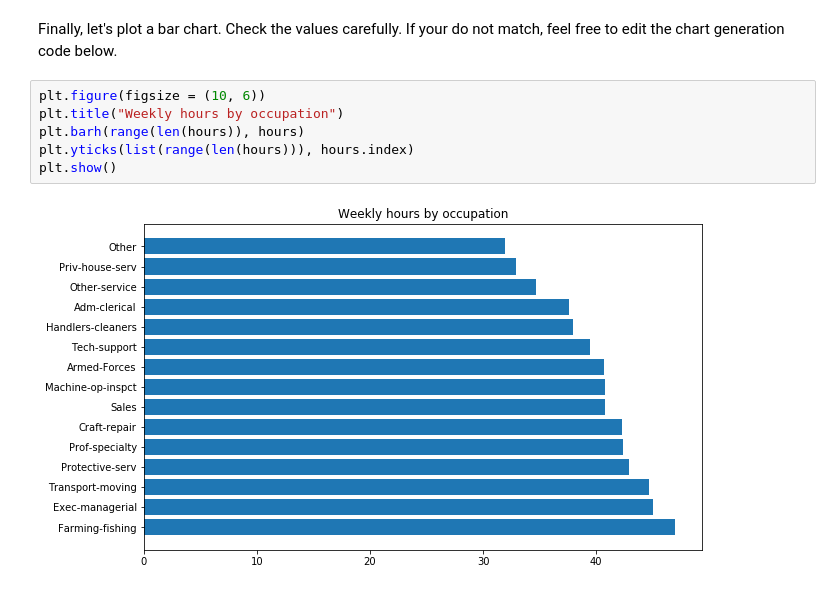
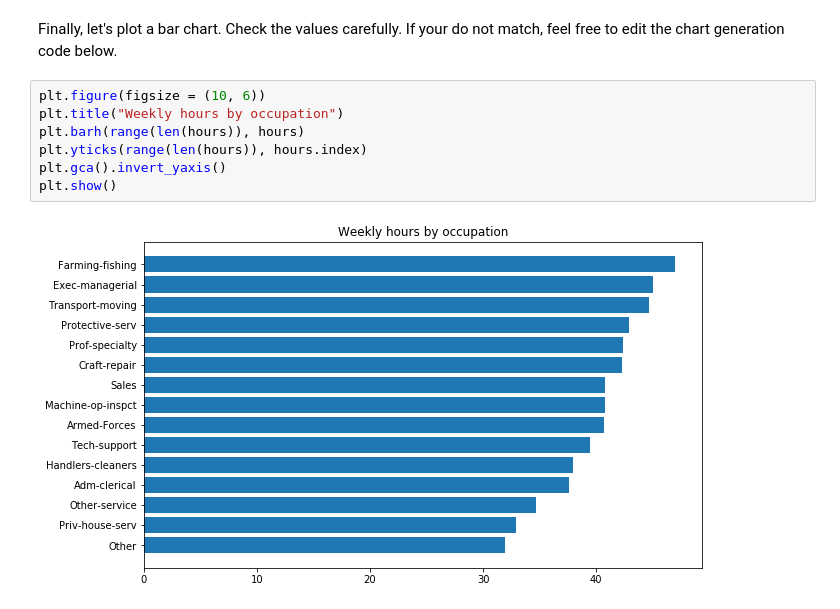
Before and after one commit to StanDimitroff/Data-Science, a Jupyter notebook: Data Visualization and EDA Lab.ipynb, the cells around one changed output. Drawn from its saved outputs; the diff is of its cells as text.

```diff
--- a/Data Visualization and EDA Lab.ipynb
+++ b/Data Visualization and EDA Lab.ipynb
@@ -239,8 +219,9 @@ Finally, let's plot a bar chart. Check the values carefully. If your do not matc
 # %%
 plt.figure(figsize = (10, 6))
 plt.title("Weekly hours by occupation")
 plt.barh(range(len(hours)), hours)
-plt.yticks(list(range(len(hours))), hours.index)
+plt.yticks(range(len(hours)), hours.index)
+plt.gca().invert_yaxis()
 plt.show()
 # %% [output]
-[figure, old version]
+[figure, new version]
```
Also changed, not shown: parts of 8 cells of this notebook, 4 other files.
